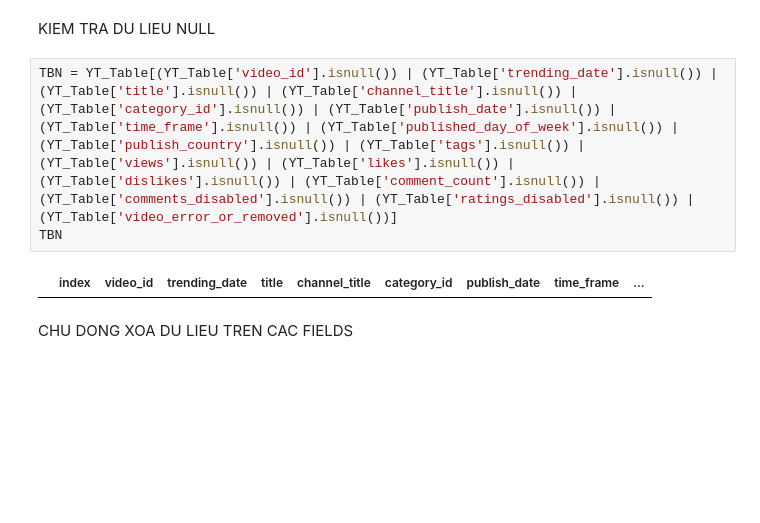
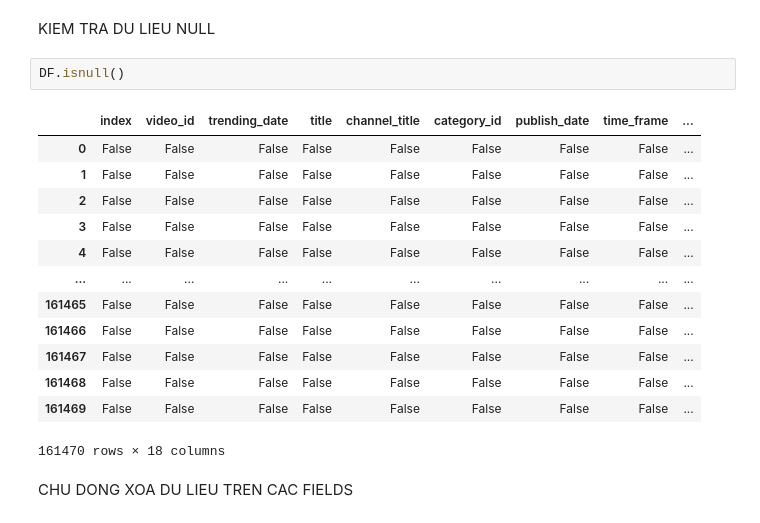
Before and after one commit to Biuuu2309/Data-Analysis-Basic-Method, a Jupyter notebook: Python Project With Jupyter.ipynb, the cells around one changed output. Cells and saved outputs as stored; diff of their text form; blank space fills up the shorter version.

```diff
--- a/Python Project With Jupyter.ipynb
+++ b/Python Project With Jupyter.ipynb
@@ -24,11 +35,22 @@ YT_Table
 161470 rows × 18 columns
 # %% [markdown]
 KIEM TRA DU LIEU NULL
-# %%
-TBN = YT_Table[(YT_Table['video_id'].isnull()) | (YT_Table['trending_date'].isnull()) | (YT_Table['title'].isnull()) | (YT_Table['channel_title'].isnull()) | (YT_Table['category_id'].isnull()) | (YT_Table['publish_date'].isnull()) | (YT_Table['time_frame'].isnull()) | (YT_Table['published_day_of_week'].isnull()) | (YT_Table['publish_country'].isnull()) | (YT_Table['tags'].isnull()) | (YT_Table['views'].isnull()) | (YT_Table['likes'].isnull()) | (YT_Table['dislikes'].isnull()) | (YT_Table['comment_count'].isnull()) | (YT_Table['comments_disabled'].isnull()) | (YT_Table['ratings_disabled'].isnull()) | (YT_Table['video_error_or_removed'].isnull())]
-TBN
-# %% [output]
-|  | index | video_id | trending_date | title | channel_title | category_id | publish_date | time_frame | ... |
+# %%
+DF.isnull()
+# %% [output]
+|  | index | video_id | trending_date | title | channel_title | category_id | publish_date | time_frame | ... |
+| 0 | False | False | False | False | False | False | False | False | ... |
+| 1 | False | False | False | False | False | False | False | False | ... |
+| 2 | False | False | False | False | False | False | False | False | ... |
+| 3 | False | False | False | False | False | False | False | False | ... |
+| 4 | False | False | False | False | False | False | False | False | ... |
+| ... | ... | ... | ... | ... | ... | ... | ... | ... | ... |
+| 161465 | False | False | False | False | False | False | False | False | ... |
+| 161466 | False | False | False | False | False | False | False | False | ... |
+| 161467 | False | False | False | False | False | False | False | False | ... |
+| 161468 | False | False | False | False | False | False | False | False | ... |
+| 161469 | False | False | False | False | False | False | False | False | ... |
+161470 rows × 18 columns
 # %% [markdown]
 CHU DONG XOA DU LIEU TREN CAC FIELDS
 # %% [markdown]
```
Also changed, not shown: parts of 69 cells of this notebook, 1 other file.
